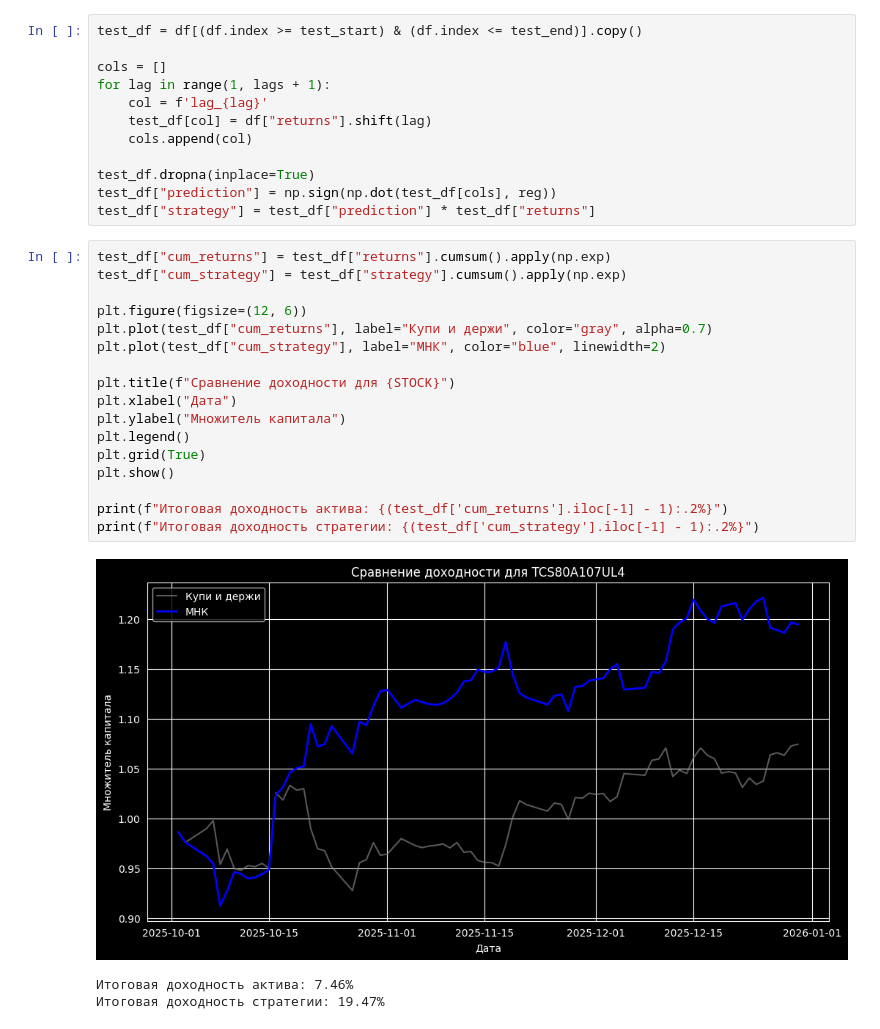
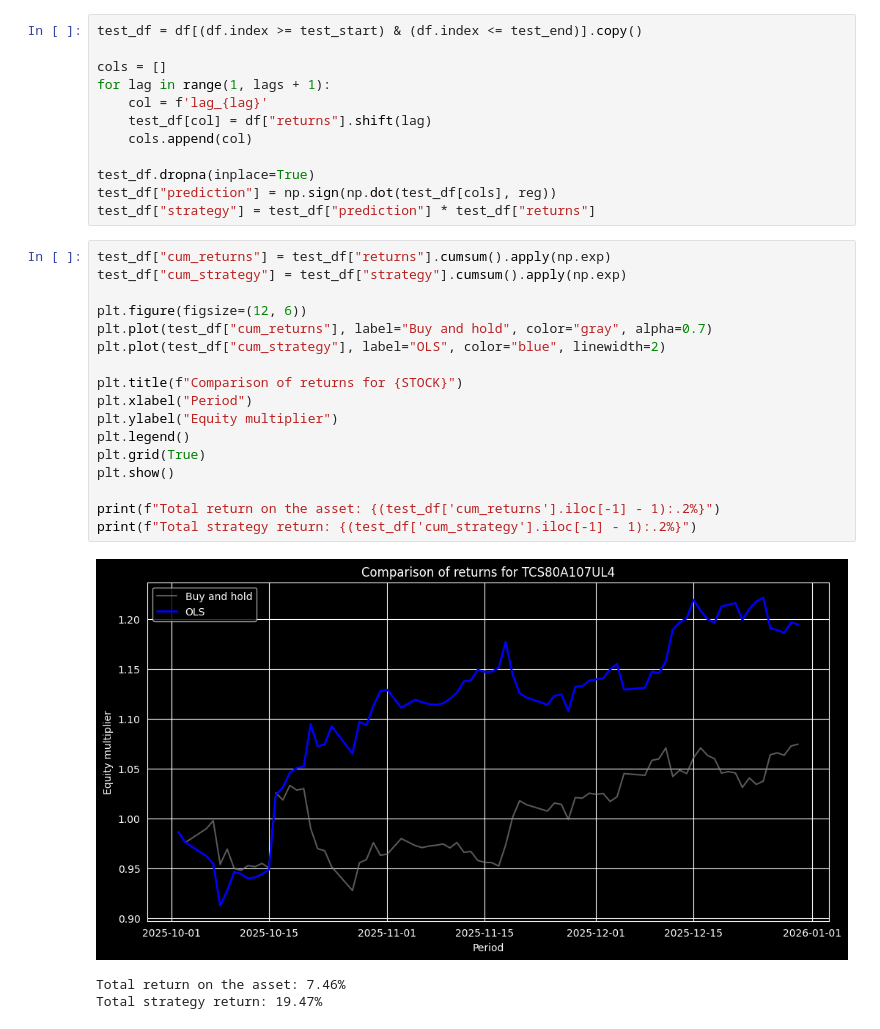
Before and after one commit to socrat775/quant_pill, a Jupyter notebook: t_invest/lst_strategy.ipynb, the cells around one changed output. Drawn from its saved outputs; the diff is of its cells as text.

```diff
--- a/t_invest/lst_strategy.ipynb
+++ b/t_invest/lst_strategy.ipynb
@@ -79,21 +79,21 @@ test_df["strategy"] = test_df["prediction"] * test_df["returns"]
 # %%
 test_df["cum_returns"] = test_df["returns"].cumsum().apply(np.exp)
 test_df["cum_strategy"] = test_df["strategy"].cumsum().apply(np.exp)
 
 plt.figure(figsize=(12, 6))
-plt.plot(test_df["cum_returns"], label="Купи и держи", color="gray", alpha=0.7)
-plt.plot(test_df["cum_strategy"], label="МНК", color="blue", linewidth=2)
+plt.plot(test_df["cum_returns"], label="Buy and hold", color="gray", alpha=0.7)
+plt.plot(test_df["cum_strategy"], label="OLS", color="blue", linewidth=2)
 
-plt.title(f"Сравнение доходности для {STOCK}")
-plt.xlabel("Дата")
-plt.ylabel("Множитель капитала")
+plt.title(f"Comparison of returns for {STOCK}")
+plt.xlabel("Period")
+plt.ylabel("Equity multiplier")
 plt.legend()
 plt.grid(True)
 plt.show()
 
-print(f"Итоговая доходность актива: {(test_df['cum_returns'].iloc[-1] - 1):.2%}")
-print(f"Итоговая доходность стратегии: {(test_df['cum_strategy'].iloc[-1] - 1):.2%}")
+print(f"Total return on the asset: {(test_df['cum_returns'].iloc[-1] - 1):.2%}")
+print(f"Total strategy return: {(test_df['cum_strategy'].iloc[-1] - 1):.2%}")
 # %% [output]
-[figure, old version]
+[figure, new version]
-Итоговая доходность актива: 7.46%
-Итоговая доходность стратегии: 19.47%
+Total return on the asset: 7.46%
+Total strategy return: 19.47%
```
